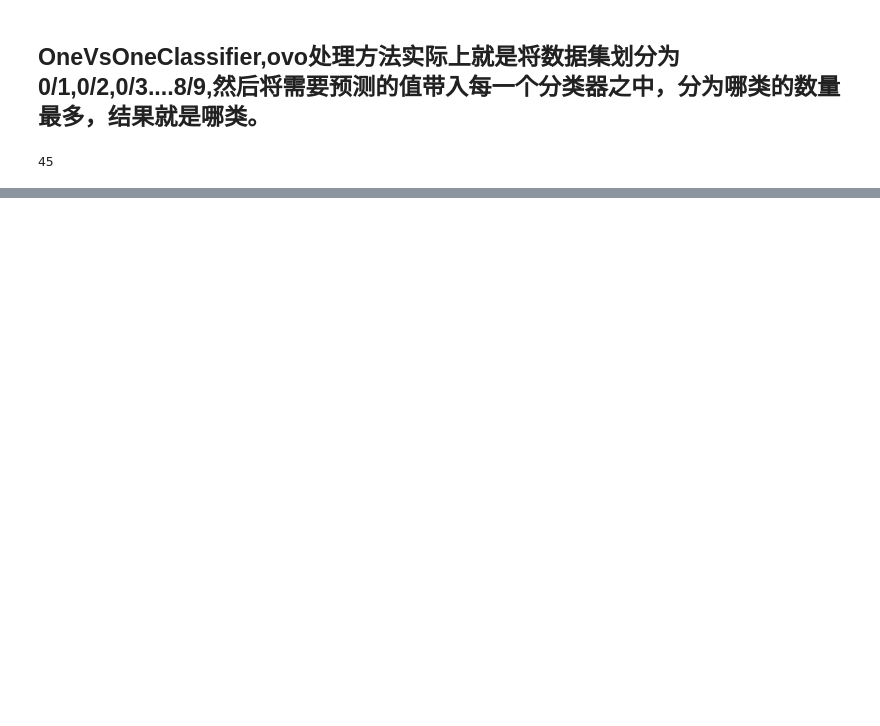
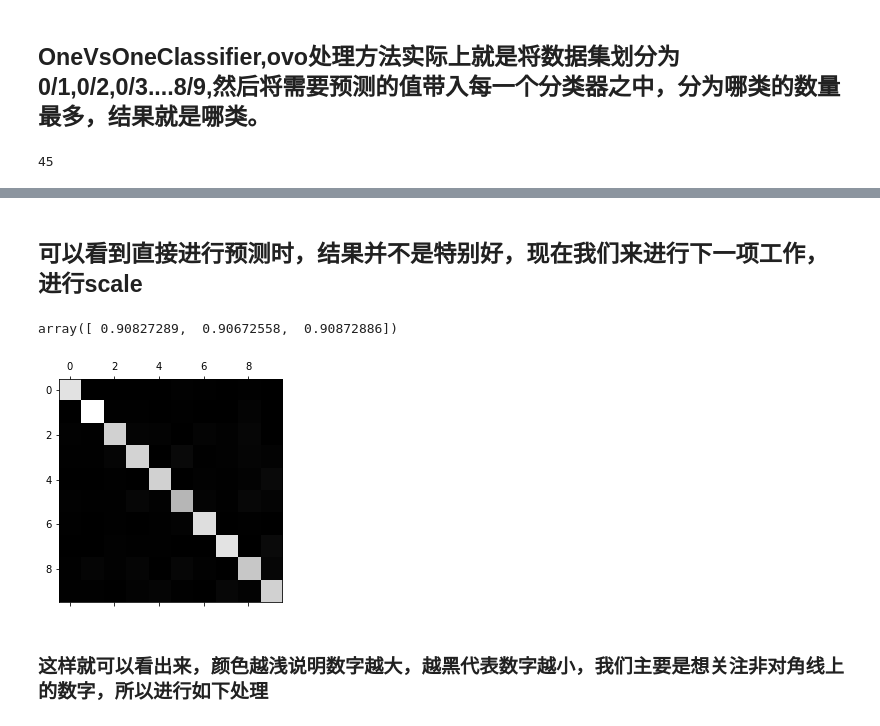
Before and after one commit to Yong-Ziyang/myfile, a Jupyter notebook: sklearn_and_Tensorflow_Learning/review_classification.ipynb, the cells around one changed output, grey strips where cells are left out. Cells and saved outputs as stored; diff of their text form; code cells hidden in the pictures; blank space fills up the shorter version.

```diff
--- a/sklearn_and_Tensorflow_Learning/review_classification.ipynb
+++ b/sklearn_and_Tensorflow_Learning/review_classification.ipynb
@@ -320,3 +319,6 @@ array([[ 2.91172289,  0.81375157,  3.89097281,  3.94107762,  7.07438272,
 len(ovoclf.estimators_) # 一共有45个分类器
 # %% [output]
 45
+# %%
+rfc.fit(X_train,y_train)
+rfc.predict([some_digit])
@@ -322,0 +336,24 @@ len(ovoclf.estimators_) # 一共有45个分类器
+# %% [markdown]
+## 可以看到直接进行预测时，结果并不是特别好，现在我们来进行下一项工作，进行scale
+# %%
+from sklearn.preprocessing import StandardScaler
+stand=StandardScaler()
+X_train_stand=stand.fit_transform(X_train)
+# %%
+cross_val_score(sgd_clf,X_train_stand,y_train,cv=3,scoring='accuracy')
+# %% [output]
+array([ 0.90827289,  0.90672558,  0.90872886])
+# %%
+# 展现分类的情况
+y_pred=cross_val_predict(sgd_clf,X_train_stand,y_train,cv=3)
+# %%
+from sklearn.metrics import confusion_matrix
+clf_mx=confusion_matrix(y_train,y_pred)
+# %%
+plt.matshow(clf_mx,cmap=plt.cm.gray)
+plt.show()
+plt.close()
+# %% [output]
+[figure, added]
+# %% [markdown]
+### 这样就可以看出来，颜色越浅说明数字越大，越黑代表数字越小，我们主要是想关注非对角线上的数字，所以进行如下处理
```
Also changed, not shown: parts of 35 cells of this notebook.
